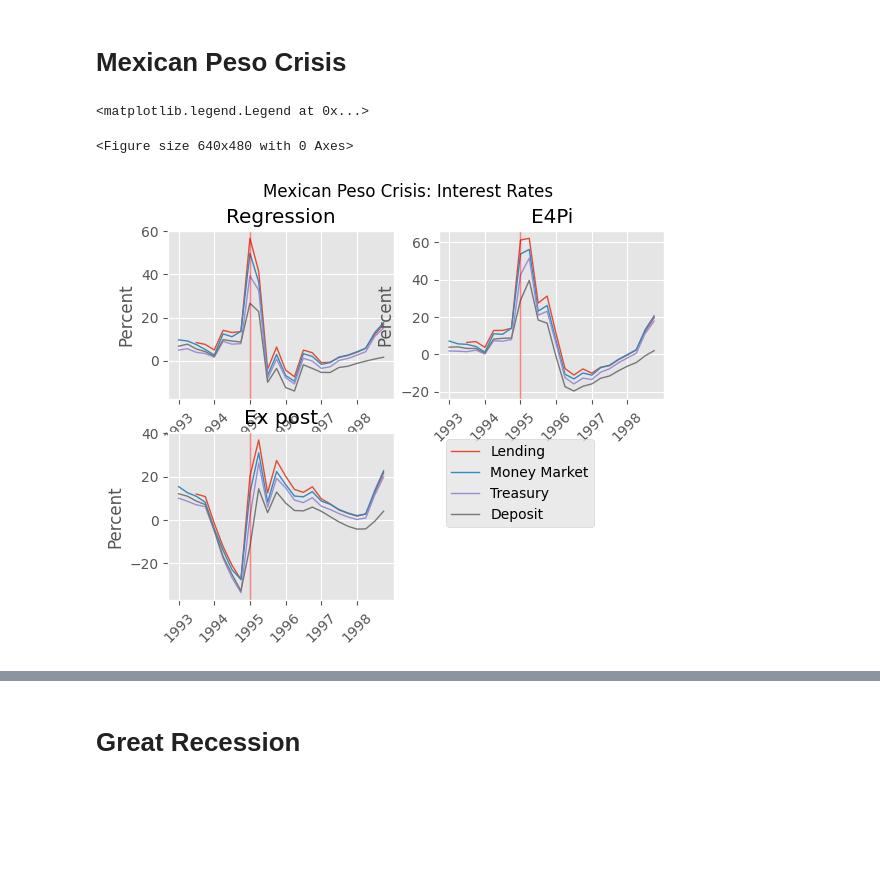
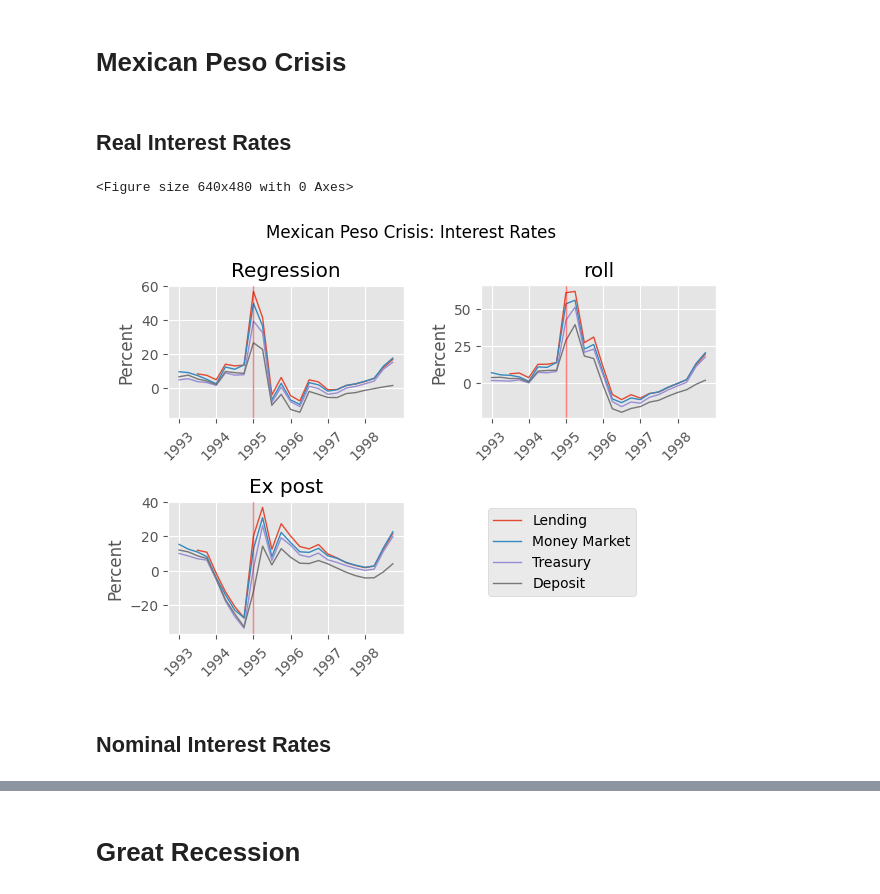
Before and after one commit to mjv2146/forecasting-mexico-national-accounts, a Jupyter notebook: notebooks/01_interest_rates.ipynb, the cells around one changed output, grey strips where cells are left out. Drawn from its saved outputs; the diff is of its cells as text; code cells hidden in the pictures; blank space fills up the shorter version.

```diff
--- a/notebooks/01_interest_rates.ipynb
+++ b/notebooks/01_interest_rates.ipynb
@@ -198,0 +151,15 @@ rates_cycle = [rate + '_cycle' for rate in rates]
+# %%
+df['lending_reg'] = (1+ df['lending'])*df['E_inv_pi_tp1_gross'] - 1
+df['deposit_reg'] = (1+( df['deposit']))*df['E_inv_pi_tp1_gross'] - 1
+df['treasury_reg'] = (1+ df['treasury'])*df['E_inv_pi_tp1_gross'] - 1
+df['money_market_reg'] = (1+( df['money_market']))*df['E_inv_pi_tp1_gross'] - 1
+
+df['lending_roll'] =  df['lending'] - df['E4_pi']
+df['deposit_roll'] =  df['deposit'] - df['E4_pi']
+df['treasury_roll'] =  df['treasury'] - df['E4_pi']
+df['money_market_roll'] =  df['money_market'] - df['E4_pi']
+
+df['lending_post'] =  df['lending'] - df['pi_post']
+df['deposit_post'] =  df['deposit'] - df['pi_post']
+df['treasury_post'] =  df['treasury'] - df['pi_post']
+df['money_market_post'] =  df['money_market'] - df['pi_post']
@@ -243,8 +216,8 @@ ipc_quarterly.head(10)
 # %%
 df = df.merge(ipc_quarterly, on=['Y', 'Q'], how='outer')
 df['EquityPriceReal'] = df['EquityPrice']  / df['cpi']
-df['EquityReturn_E4pi'] = df['EquityReturn'] - df['E4_pi']
+df['EquityReturn_roll'] = df['EquityReturn'] - df['E4_pi']
 df['EquityReturn_post'] = df['EquityReturn'] - df['pi_post']
-df['EquityReturn_sgu'] = (1+ df['EquityReturn'] / 100)*df['E_inv_pi_tp1_gross'] - 1
+df['EquityReturn_reg'] = (1+ df['EquityReturn'] / 100)*df['E_inv_pi_tp1_gross'] - 1
 df.head(15)
 # %% [output]
@@ -431,5 +259,7 @@ Text(0.5, 1.0, 'Deposit Rate')
 # %% [markdown]
 # Mexican Peso Crisis
+# %% [markdown]
+## Real Interest Rates
 # %%
 dates = [pd.to_datetime((str(x))) for x in np.arange(1993, 1997+1)]
 
@@ -448,51 +278,52 @@ fig = plt.figure()
 plt.suptitle('Mexican Peso Crisis: Interest Rates')
 
 ax = plt.subplot(221)
-lending, =ax.plot(focus.time, 100*focus['lending_real_sgu'], label='Lending Rate', **opt)
-mmarket, =ax.plot(focus.time, 100*focus['money_market_real_sgu'], label='Money Market Rate', **opt)
-treasury, =ax.plot(focus.time, 100*focus['treasury_bill_real_sgu'], label='Treasury Bill Rate', **opt)
-deposit, =ax.plot(focus.time, 100*focus['deposit_real_sgu'], label='Deposit Rate', **opt)
+lending, =ax.plot(focus.time, 100*focus['lending_reg'], label='Lending Rate', **opt)
+mmarket, =ax.plot(focus.time, 100*focus['money_market_reg'], label='Money Market Rate', **opt)
+treasury, =ax.plot(focus.time, 100*focus['treasury_reg'], label='Treasury Bill Rate', **opt)
+deposit, =ax.plot(focus.time, 100*focus['deposit_reg'], label='Deposit Rate', **opt)
 ax.axvline(crisis, **opt_crisis)
 ax.set_xticks(drange)
 ax.set_xticklabels(labels=ax.get_xticks(), rotation=45)
 ax.xaxis.set_major_formatter(mdates.DateFormatter('%Y'))
 ax.set_ylabel('Percent')
 ax.set_title('Regression')
 
 ax = plt.subplot(222)
-ax.plot(focus.time, 100*focus['lending_real_E4pi'], label='Lending Rate', **opt)
-ax.plot(focus.time, 100*focus['money_market_real_E4pi'], label='Money Market Rate', **opt)
-ax.plot(focus.time, 100*focus['treasury_bill_real_E4pi'], label='Treasury Bill Rate', **opt)
-ax.plot(focus.time, 100*focus['deposit_real_E4pi'], label='Deposit Rate', **opt)
+ax.plot(focus.time, 100*focus['lending_roll'], label='Lending Rate', **opt)
+ax.plot(focus.time, 100*focus['money_market_roll'], label='Money Market Rate', **opt)
+ax.plot(focus.time, 100*focus['treasury_roll'], label='Treasury Bill Rate', **opt)
+ax.plot(focus.time, 100*focus['deposit_roll'], label='Deposit Rate', **opt)
 ax.axvline(crisis, **opt_crisis)
 ax.set_xticks(drange)
 ax.set_xticklabels(labels=ax.get_xticks(), rotation=45)
 ax.xaxis.set_major_formatter(mdates.DateFormatter('%Y'))
 ax.set_ylabel('Percent')
-ax.set_title('E4Pi')
+ax.set_title('roll')
 
 ax = plt.subplot(223)
-ax.plot(focus.time, 100*focus['lending_real_post'], label='Lending Rate', **opt)
-ax.plot(focus.time, 100*focus['money_market_real_post'], label='Money Market Rate', **opt)
-ax.plot(focus.time, 100*focus['treasury_bill_real_post'], label='Treasury Bill Rate', **opt)
-ax.plot(focus.time, 100*focus['deposit_real_post'], label='Deposit Rate', **opt)
+ax.plot(focus.time, 100*focus['lending_post'], label='Lending Rate', **opt)
+ax.plot(focus.time, 100*focus['money_market_post'], label='Money Market Rate', **opt)
+ax.plot(focus.time, 100*focus['treasury_post'], label='Treasury Bill Rate', **opt)
+ax.plot(focus.time, 100*focus['deposit_post'], label='Deposit Rate', **opt)
 ax.axvline(crisis, **opt_crisis)
 ax.set_xticks(drange)
 ax.set_xticklabels(labels=ax.get_xticks(), rotation=45)
 ax.xaxis.set_major_formatter(mdates.DateFormatter('%Y'))
 ax.set_ylabel('Percent')
 ax.set_title('Ex post')
 
-#box = ax.get_position()
-#ax.set_position([box.x0, box.y0, box.width * 1.0, box.height])
 ax = plt.subplot(224)
 ax.axis('off')
 ax.legend((lending, mmarket, treasury, deposit), ('Lending', 'Money Market', 'Treasury', 'Deposit'),
           loc='upper left')
+
+plt.tight_layout()
 # %% [output]
-<matplotlib.legend.Legend at 0x...>
+<Figure size 640x480 with 0 Axes>
-<Figure size 640x480 with 0 Axes>
-[figure, old version]
+[figure, new version]
+# %% [markdown]
+## Nominal Interest Rates
 # %%
 dates = [pd.to_datetime((str(x))) for x in np.arange(1993, 1997+1)]
 
```
Also changed, not shown: parts of 23 cells of this notebook, 1 other file.
